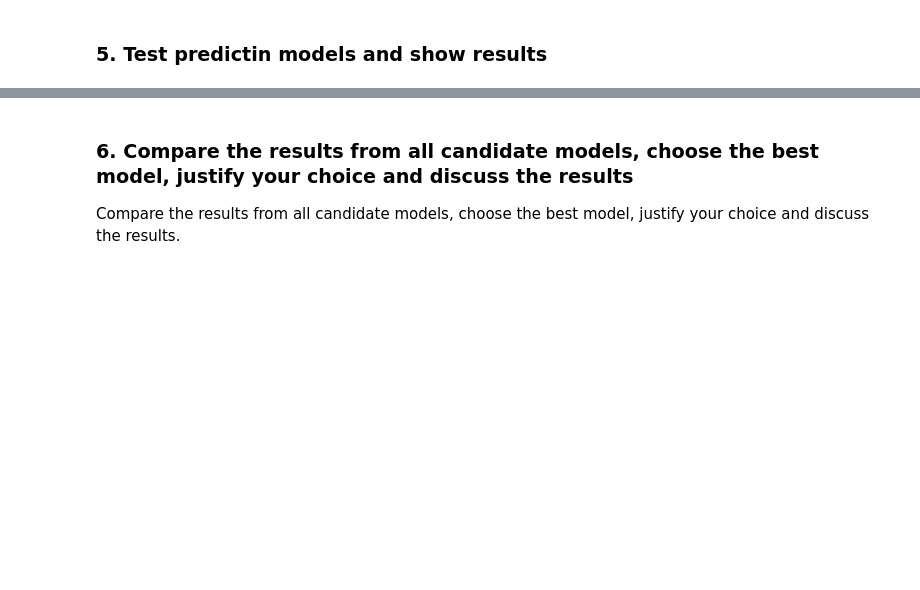
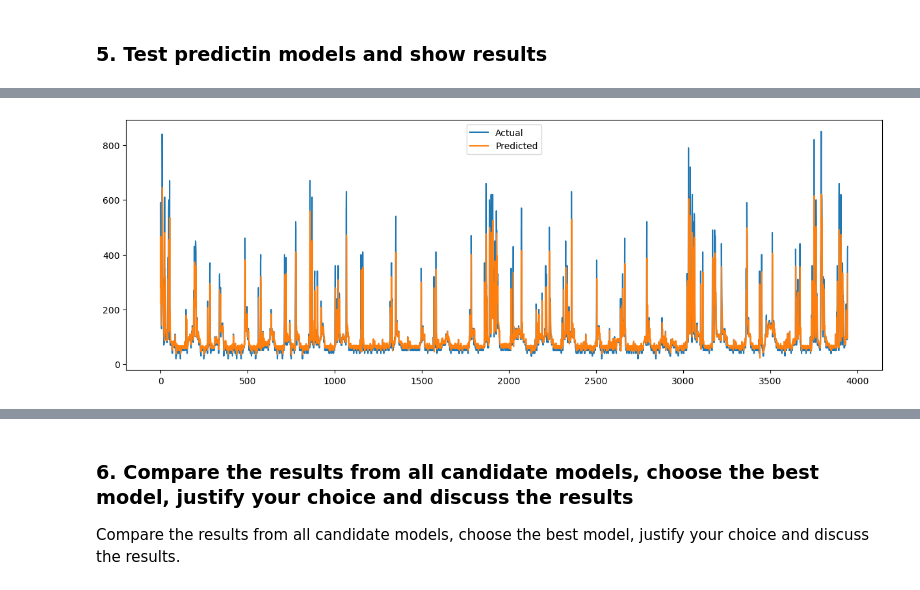
Before and after one commit to secary/compsci7306, a Jupyter notebook: mbd_a2/a1942340_dongjuma_assign2.ipynb, the cells around one changed output, grey strips where cells are left out. Drawn from its saved outputs; the diff is of its cells as text; code cells hidden in the pictures; blank space fills up the shorter version.

```diff
--- a/mbd_a2/a1942340_dongjuma_assign2.ipynb
+++ b/mbd_a2/a1942340_dongjuma_assign2.ipynb
@@ -170,0 +220,11 @@ ARIMA(order=(2, 0, 1), scoring_args={}, seasonal_order=(1, 0, 1, 24),
+# %%
+for epoch in range(300):
+    model_lstm.train()
+    output = model_lstm(X_train)
+    loss = criterion(output, y_train)
+
+    optimizer.zero_grad()
+    loss.backward()
+    optimizer.step()
+
+    print(f"Epoch {epoch+1}, Loss: {loss.item():.4f}")
@@ -184,0 +262,15 @@ plt.show()
+# %%
+model_lstm.eval()
+with torch.no_grad():
+    pred = model_lstm(X_test).squeeze().numpy()
+
+y_test_inv = scaler.inverse_transform(y_test.reshape(-1, 1)).flatten()
+pred_inv = scaler.inverse_transform(pred.reshape(-1, 1)).flatten()
+
+plt.figure(figsize=(15, 5))
+plt.plot(y_test_inv, label='Actual')
+plt.plot(pred_inv, label='Predicted')
+plt.legend()
+plt.show()
+# %% [output]
+[figure, added]
```
Also changed, not shown: parts of 11 cells of this notebook.
